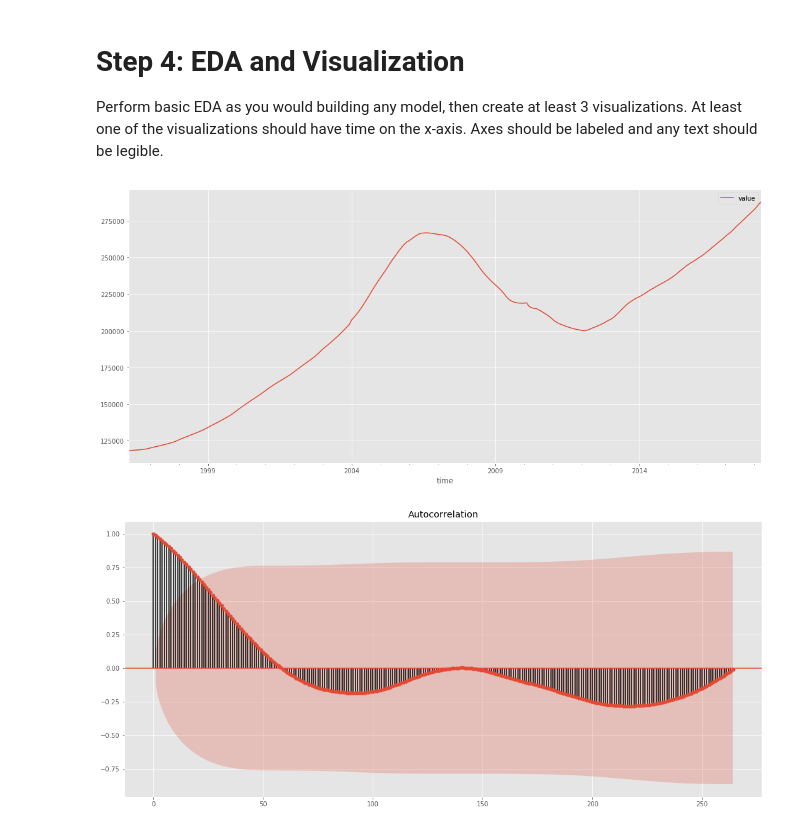
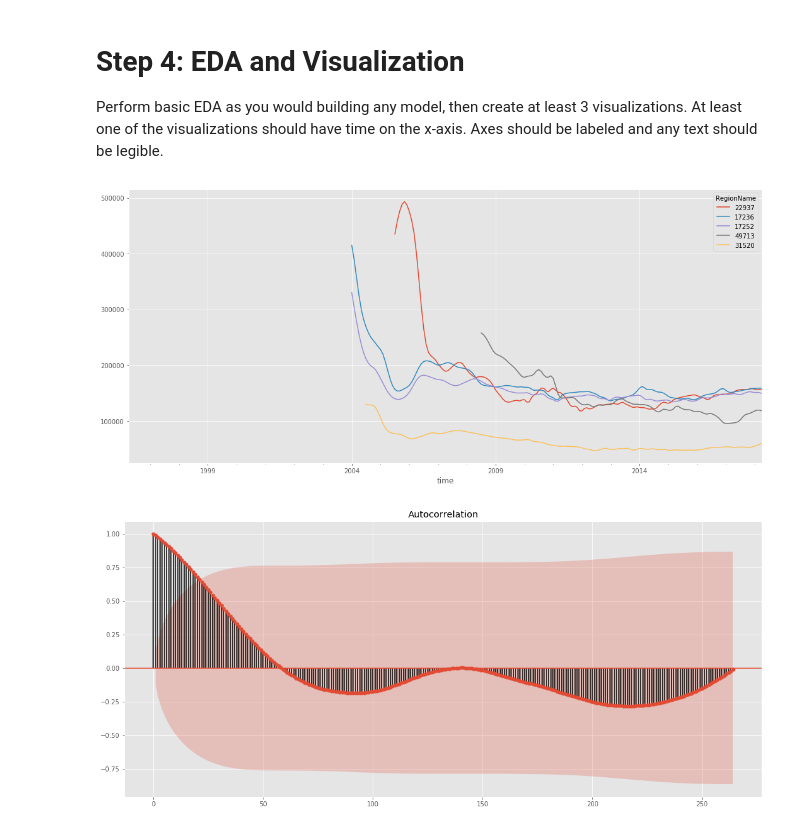
Before and after one commit to harrisonmiller13/nyc-mhtn-ds-060319-lectures, a Jupyter notebook: Mod_4/Mod_4_Project/mod_4_starter_notebook.ipynb, the cells around one changed output. Drawn from its saved outputs; the diff is of its cells as text; code cells hidden in the pictures.

```diff
--- a/Mod_4/Mod_4_Project/mod_4_starter_notebook.ipynb
+++ b/Mod_4/Mod_4_Project/mod_4_starter_notebook.ipynb
@@ -109,0 +144,2 @@ melted_df.head()
+# %%
+stacked_df = melted_df.set_index('time','RegionName')
@@ -109,0 +150,2 @@ melted_df.head()
+# %%
+zipcodedf = stacked_df.unstack()
@@ -109,0 +162,3 @@ melted_df.head()
+# %%
+zipcode_df = zipcodedf.T
+zipcode_df.index = zipcode_df.index.droplevel(level = 0)
@@ -110,12 +178,15 @@ melted_df.head()
+# %%
+zips = [22937,17236,17252,49713,31520]
+zipcode_top5 = pd.DataFrame(zipcode_df[zips])
 # %% [markdown]
 # Step 4: EDA and Visualization
 Perform basic EDA as you would building any model, then create at least 3 visualizations.  At least one of the visualizations should have time on the x-axis.  Axes should be labeled and any text should be legible.
 # %%
 #inital series look
-time_series.plot(figsize = (18,8))
+zipcode_df[zips].plot(figsize = (18,8))
 plt.show()
 # %% [output]
-[figure, old version]
+[figure, new version]
 # %%
 #from pylab import rcParams
 rcParams['figure.figsize'] = 18, 8
```
Also changed, not shown: parts of 12 cells of this notebook.
